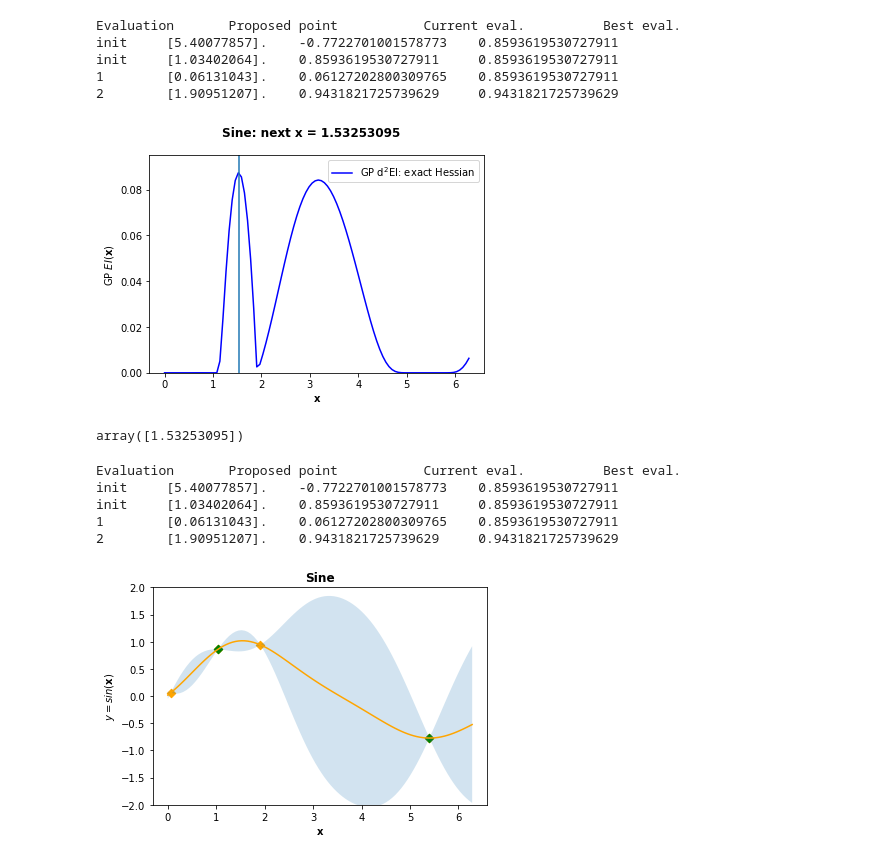
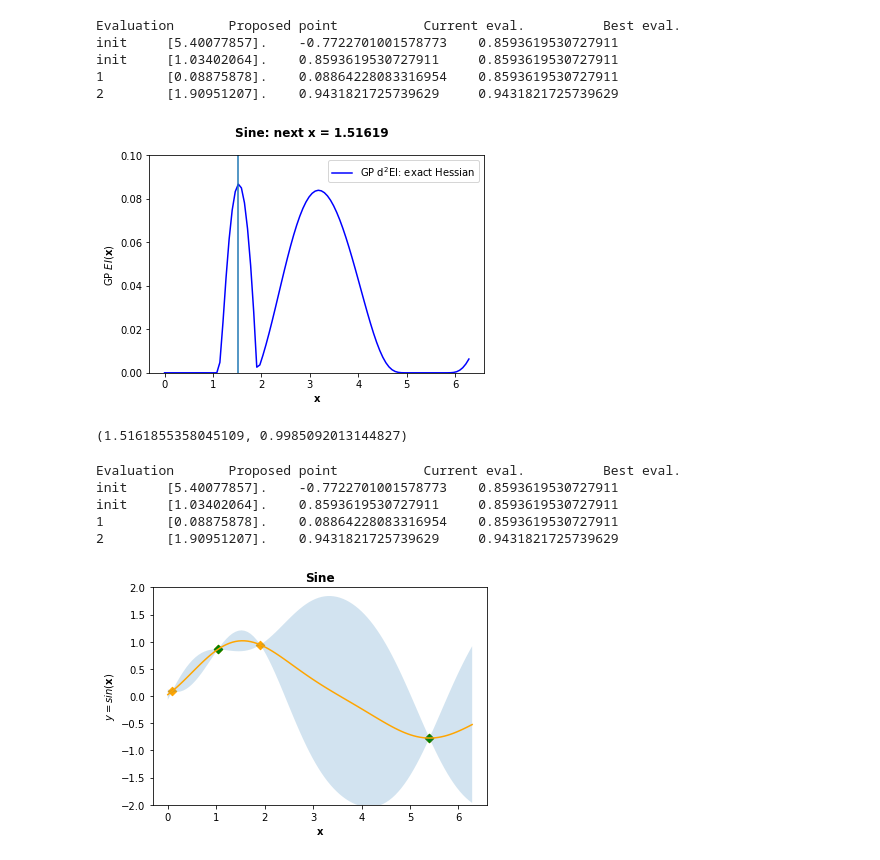
Before and after one commit to CPJClare/Exact-EI-Hessian-BayesOpt-GP-COVID-19, a Jupyter notebook: Hessian__Exact__Sine.ipynb, the cells around one changed output. Saved outputs shown, nothing was run; the diff lists cells and outputs as text; code cells hidden in the pictures.

```diff
--- a/Hessian__Exact__Sine.ipynb
+++ b/Hessian__Exact__Sine.ipynb
@@ -49,6 +49,8 @@ set_seed = 888 #initialise pseudo-random number generator, same start-point each
 d_util = 'dEI_GP'
 
 n_init = 2  # Number of iterations used to initialise Bayesian optimisation; minimum 2
+
+opt=False
 # %%
 ### Objective Function - Sin(x) 1-D:
 
@@ -160,8 +161,8 @@ class Acquisition_new(Acquisition):
 ### Surrogate derivatives:
 
 class dGaussianProcess(GaussianProcess):
-    sigmaf = 1
     l = 1
+    sigmaf = 1e-4
     sigman = 1e-6
 
     def AcqGrad(self, Xstar, return_std=False):
@@ -294,43 +295,43 @@ def plot_d2GPGO(d2gpgo, param, index, new):
     x_test = np.linspace(lb, ub, n_test).reshape((n_test, 1))
     a = np.array([-d2gpgo.func(np.atleast_1d(x))[0] for x in x_test]).flatten()
     plt.plot(x_test, a, color=color[index - 2], label=acq_title[index - 2])
-    plt.ylim(0,.095)
-    d2gpgo.d_optimizeAcq(method='L-BFGS-B')
+    plt.ylim(0,.1)
+    d2gpgo.d_optimizeAcq(method='Newton-CG')
     plt.axvline(d2gpgo.best)
     plt.legend(loc=0)
     plt.xlabel("$\mathbf{x}$")
     plt.ylabel("GP $EI(\mathbf{x})$")
 
 acq_1 = Acquisition_new(d_util)
 d_acq_list1 = [acq_1]
 param = {'x1_training': ('cont', [0, 2 * np.pi])}
 
 new = True
 color = ['blue']
 acq_title = ['GP d$^{2}$EI: exact Hessian']
 
 for index, d_acq in enumerate(d_acq_list1):
     np.random.seed(set_seed)
-    dgp = dGaussianProcess(cov_func)
+    dgp = dGaussianProcess(cov_func, optimize=opt)
     d2gpgo = d2GPGO(dgp, d_acq, f_sine, param)
     d2gpgo.run(init_evals=n_init, max_iter=max_iter)
     plot_d2GPGO(d2gpgo, param, index=index+2, new=new)
     new = False
 
-title = 'Sine: next x = 1.53253095'
+title = 'Sine: next x = 1.51619'
 plt.suptitle(title, weight = 'bold')
 plt.show()
 # %% [output]
 Evaluation       Proposed point           Current eval.          Best eval.
 init     [5.40077857].    -0.7722701001578773    0.8593619530727911
 init     [1.03402064].    0.8593619530727911     0.8593619530727911
-1        [0.06131043].    0.06127202800309765    0.8593619530727911
+1        [0.08875878].    0.08864228083316954    0.8593619530727911
 2        [1.90951207].    0.9431821725739629     0.9431821725739629
-[figure, old version]
+[figure, new version]
-# %%
-d2gpgo.best
-# %% [output]
-array([1.53253095])
+# %%
+d2gpgo.best[0], f_sine(d2gpgo.best)[0]
+# %% [output]
+(1.5161855358045109, 0.9985092013144827)
 # %%
 acq_1 = Acquisition_new(d_util)
 d_acq_list1 = [acq_1]
@@ -342,7 +343,7 @@ acq_title = ['GP d$^{2}$EI: exact Hessian']
 
 for index, d_acq in enumerate(d_acq_list1):
     np.random.seed(set_seed)
-    dgp = dGaussianProcess(cov_func)
+    dgp = dGaussianProcess(cov_func, optimize=opt)
     d2gpgo = d2GPGO(dgp, d_acq, f_sine, param)
     d2gpgo.run(init_evals=n_init, max_iter=max_iter)
     new = False
@@ -350,7 +351,7 @@ for index, d_acq in enumerate(d_acq_list1):
 Evaluation       Proposed point           Current eval.          Best eval.
 init     [5.40077857].    -0.7722701001578773    0.8593619530727911
 init     [1.03402064].    0.8593619530727911     0.8593619530727911
-1        [0.06131043].    0.06127202800309765    0.8593619530727911
+1        [0.08875878].    0.08864228083316954    0.8593619530727911
 2        [1.90951207].    0.9431821725739629     0.9431821725739629
 # %%
 def plot_sine(d2gpgo, param, index, new=True):
```
Also changed, not shown: parts of 5 cells of this notebook, 5 other files.
